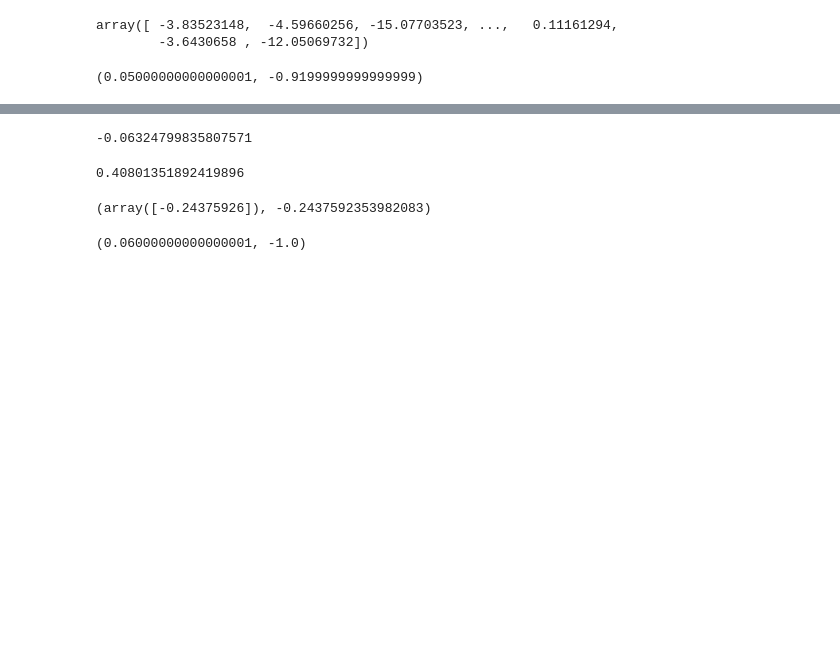
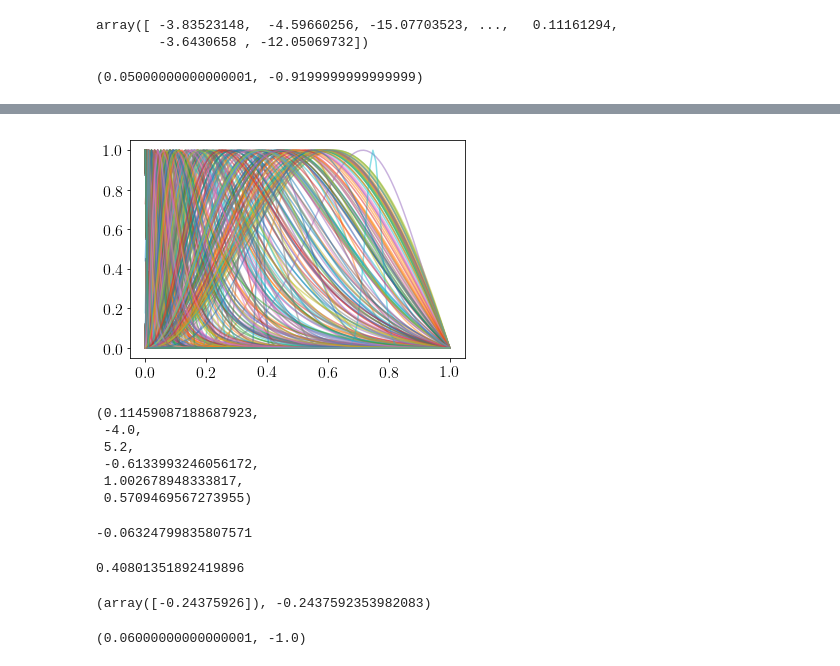
Before and after one commit to aeverall/mwtrace, a Jupyter notebook: mockmodel/Giants poisson_fit.ipynb, the cells around one changed output, grey strips where cells are left out. Drawn from its saved outputs; the diff is of its cells as text; code cells hidden in the pictures; blank space fills up the shorter version.

```diff
--- a/mockmodel/Giants poisson_fit.ipynb
+++ b/mockmodel/Giants poisson_fit.ipynb
@@ -409,0 +489,45 @@ test_args = (0.11459087188687923, -1.9315154043531053, 62.460138858539736, -0.61
+# %%
+Mto=10
+Mag_bounds = [-np.inf, Mto]
+
+m_mu = sample['m']; pi_mu = sample['parallax_obs']; pi_err = sample['parallax_error']
+
+hz = 5.2; R0=8.27
+beta=sample['sinb']/R0
+
+ii=0
+p_min = np.exp((Mag_bounds[ii  ]+10-m_mu)*np.log(10)/5)
+p_max = np.exp((Mag_bounds[ii+1]+10-m_mu)*np.log(10)/5)
+
+args = (beta, n*np.ones(len(pi_mu)), hz*np.ones(len(pi_mu)), pi_mu, pi_err)
+grad_min = dh_msto.halomodel_perr_grad(p_min, *args)
+grad_max = dh_msto.halomodel_perr_grad(p_max, *args)
+legendre = grad_min*grad_max>0
+
+args = (beta[~legendre], n*np.ones(len(pi_mu[~legendre])),
+                    hz*np.ones(len(pi_mu[~legendre])), pi_mu[~legendre], pi_err[~legendre], p_max[~legendre])
+# %%
+p_mode = functions.get_fooroots_ridder_hm(dh_msto.halomodel_perr_logit_grad, b=args[-1],
+                                          args=args)
+# %%
+N=500
+result = np.zeros((100,N))
+for i in range(N):
+
+    test_args = tuple([arg[i] for arg in args])
+    #print(test_args)
+
+    x = np.linspace(p_mode[i]*0.01,p_mode[i]*2,100)
+    x = np.linspace(p_mode[i]*0.001,test_args[-1],100)
+
+    result[:,i] = x*(test_args[-1]-x)*dh_msto.halomodel_perr_integrand(x, *test_args[:-1])
+    y_grad = dh_msto.halomodel_perr_logit_grad(x, test_args)\
+                * dh_msto.halomodel_perr_integrand(x, *test_args[:-1])/(test_args[4]**2*(test_args[0]**2+x**2))
+
+result = result/np.max(result, axis=0)
+for i in range(N): plt.plot(np.linspace(0,1,100), result[:,i], alpha=0.5,
+                            label=r"$\mu=%.2f,\sigma=%.2f,\mu_\mathrm{max}=%.2f$"%tuple([args[j][i] for j in [3,4,5]]))
+#plt.plot(x, y_grad, label='gradient')
+#plt.legend(bbox_to_anchor=(1.1,1.))
+# %% [output]
+[figure, added]
@@ -410,3 +559,12 @@ test_args = (0.11459087188687923, -1.9315154043531053, 62.460138858539736, -0.61
+# %%
+test_args
+# %% [output]
+(0.11459087188687923,
+ -4.0,
+ 5.2,
+ -0.6133993246056172,
+ 1.002678948333817,
+ 0.5709469567273955)
 # %%
 dh_msto.halomodel_perr_grad(0.570946, *test_args[:-1])
 # %% [output]
```
Also changed, not shown: parts of 20 cells of this notebook, 1 other file.
